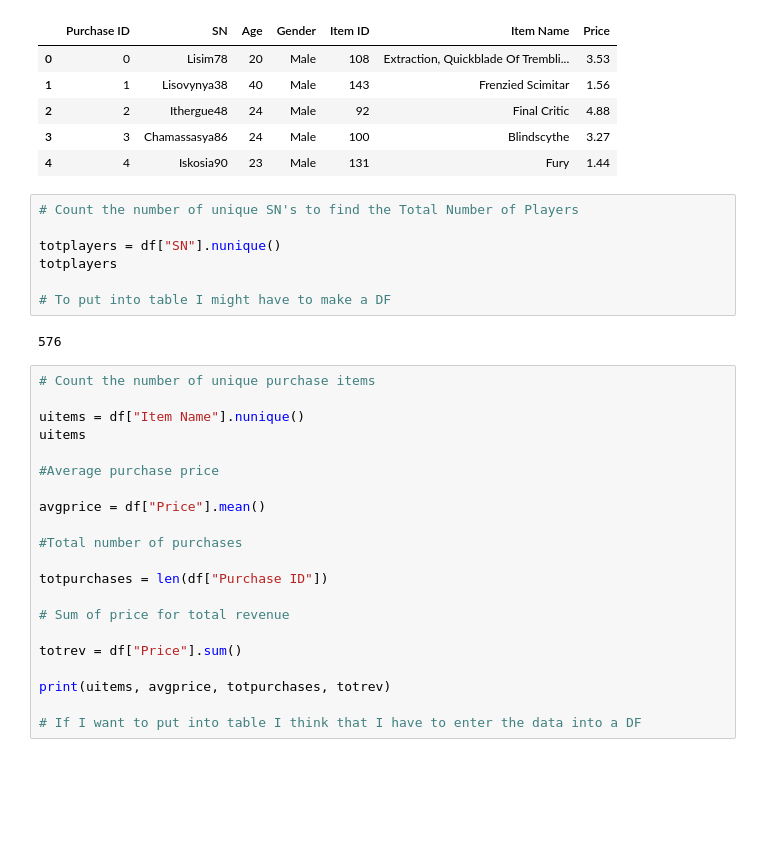
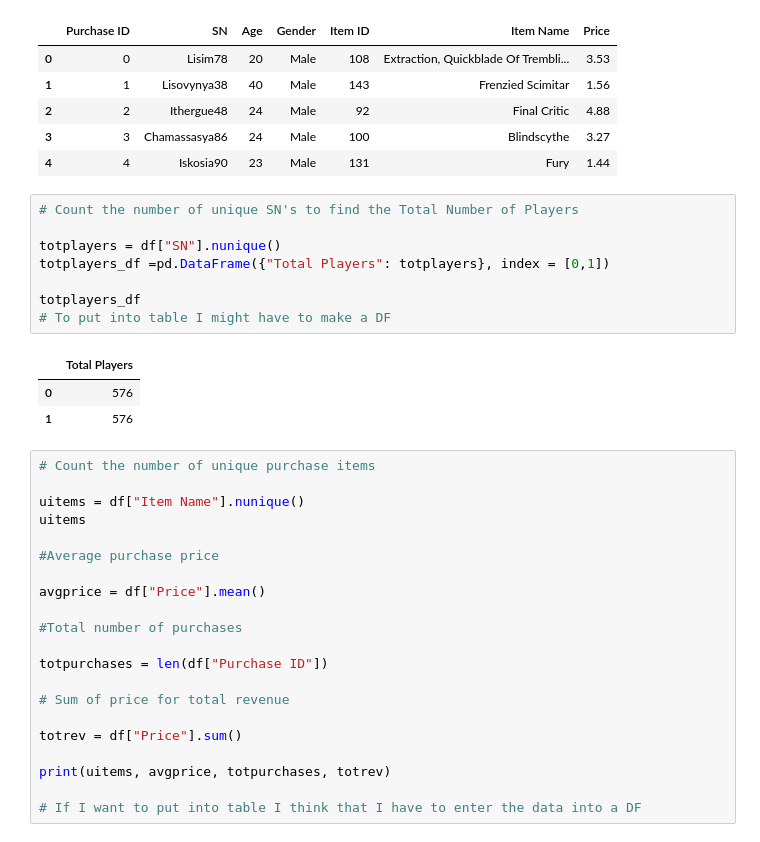
Before and after one commit to emmobley63/pandas-challenge, a Jupyter notebook: HeroesOfPymoli/main.ipynb, the cells around one changed output. Cells and saved outputs as stored; diff of their text form; blank space fills up the shorter version.

Commit message:
,Data Frame for Total Number of Players

```diff
--- a/HeroesOfPymoli/main.ipynb
+++ b/HeroesOfPymoli/main.ipynb
@@ -19,12 +19,15 @@ df.head()
 # %%
 # Count the number of unique SN's to find the Total Number of Players
 
 totplayers = df["SN"].nunique()
-totplayers
+totplayers_df =pd.DataFrame({"Total Players": totplayers}, index = [0,1])
 
+totplayers_df
 # To put into table I might have to make a DF
 # %% [output]
-576
+|  | Total Players |
+| 0 | 576 |
+| 1 | 576 |
 # %%
 # Count the number of unique purchase items
 
```
